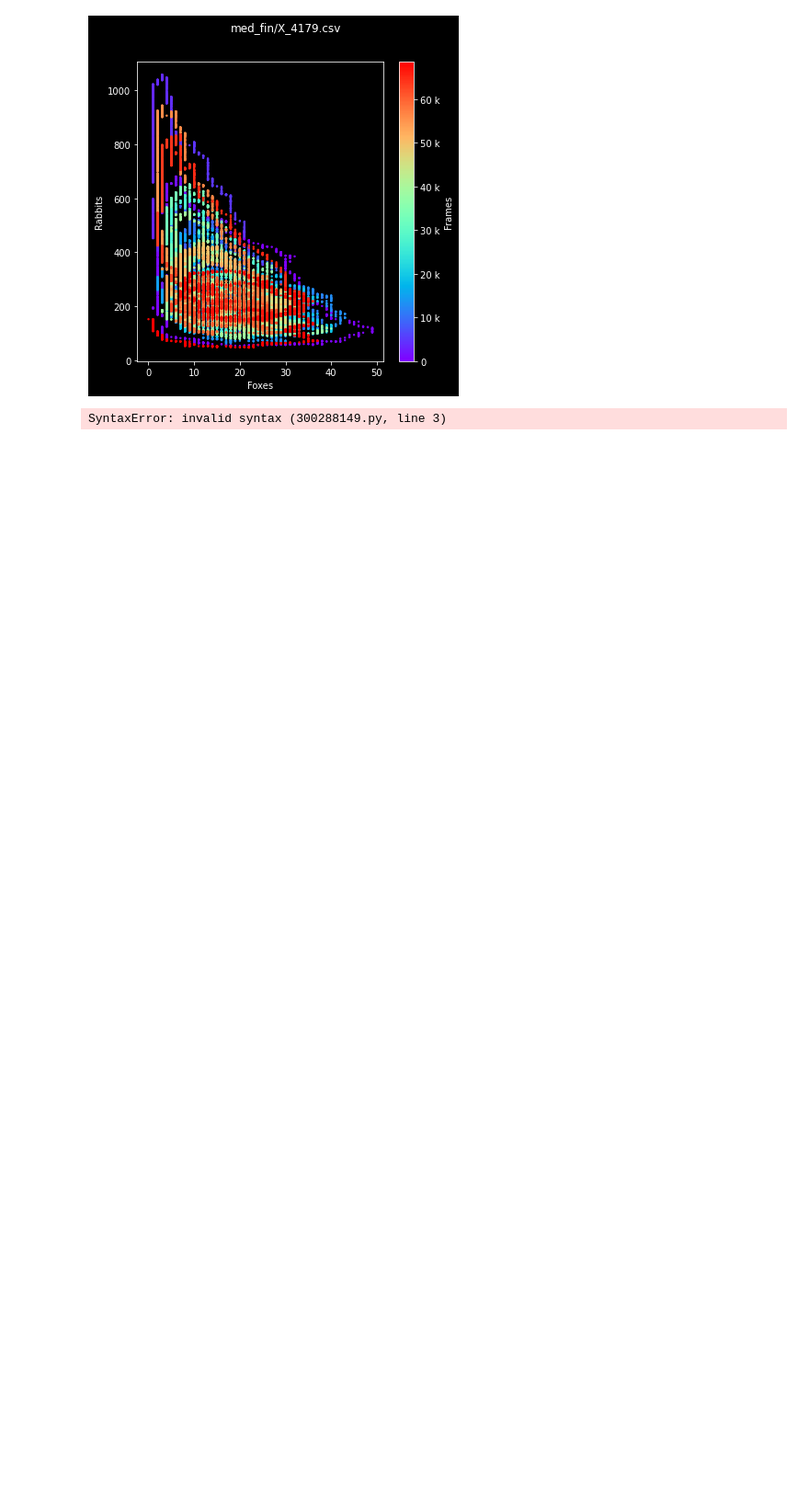
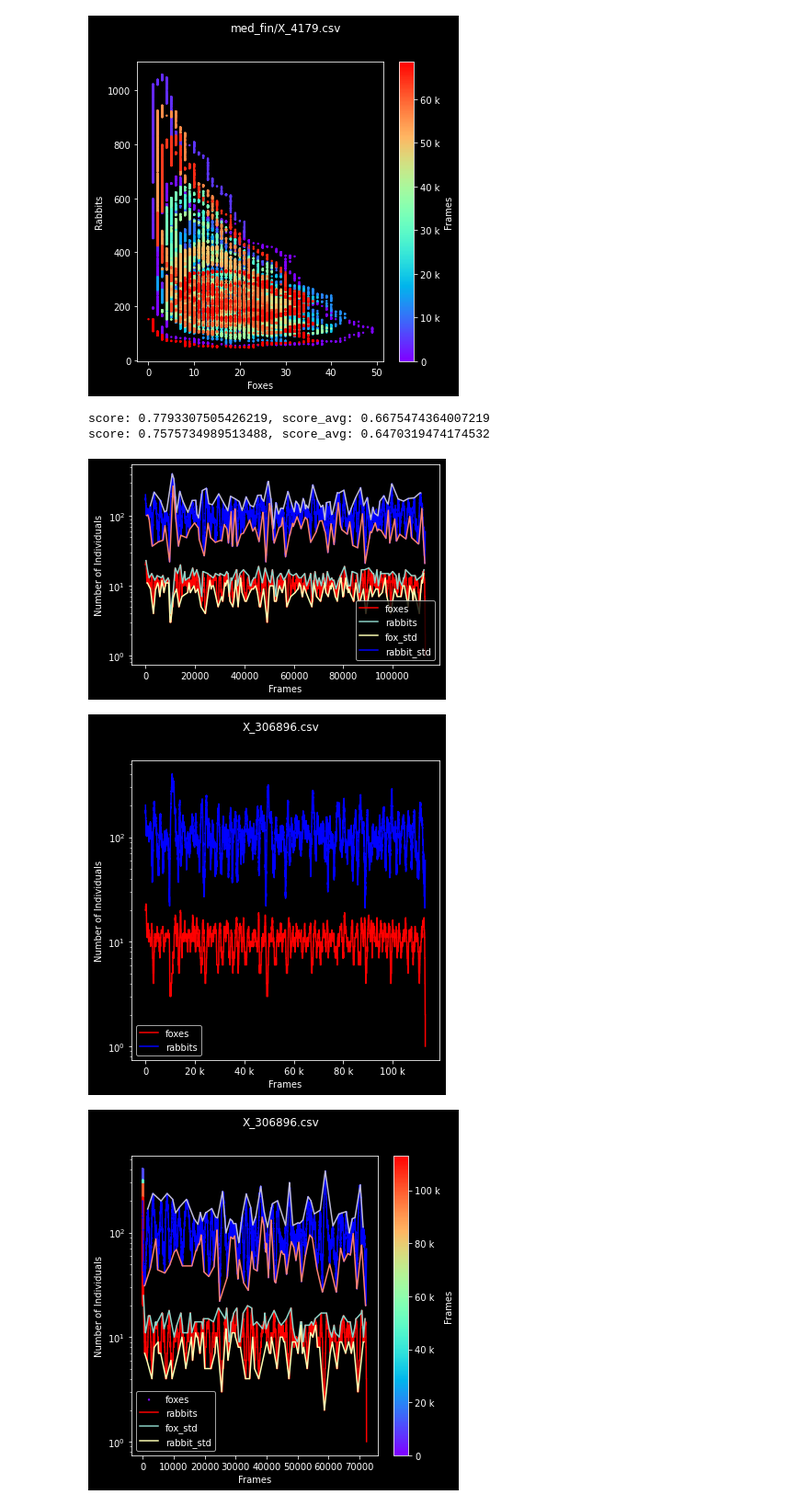
Before and after one commit to oliverweissl/CollectiveIntelligence-Project, a Jupyter notebook: Bonus/analysis.ipynb, the cells around one changed output. Shown at 92% size. Drawn from its saved outputs; the diff is of its cells as text; code cells hidden in the pictures; blank space fills up the shorter version.

```diff
--- a/Bonus/analysis.ipynb
+++ b/Bonus/analysis.ipynb
@@ -237,6 +237,10 @@ dfs = glob.glob("*.csv")
 # %%
 for df in dfs:
     score(df, name =df.split(".")[0])
-    plot_df(df,tpe = "csv", name=)
+    plot_df(df,tpe = "csv", name=df.split(".")[0])
 # %% [output]
-SyntaxError: invalid syntax (300288149.py, line 3)
+score: 0.7793307505426219, score_avg: 0.6675474364007219
+score: 0.7575734989513488, score_avg: 0.6470319474174532
+[figure, added]
+[figure, added]
+[figure, added]
```
Also changed, not shown: parts of 1 cell of this notebook, 1 other file.
